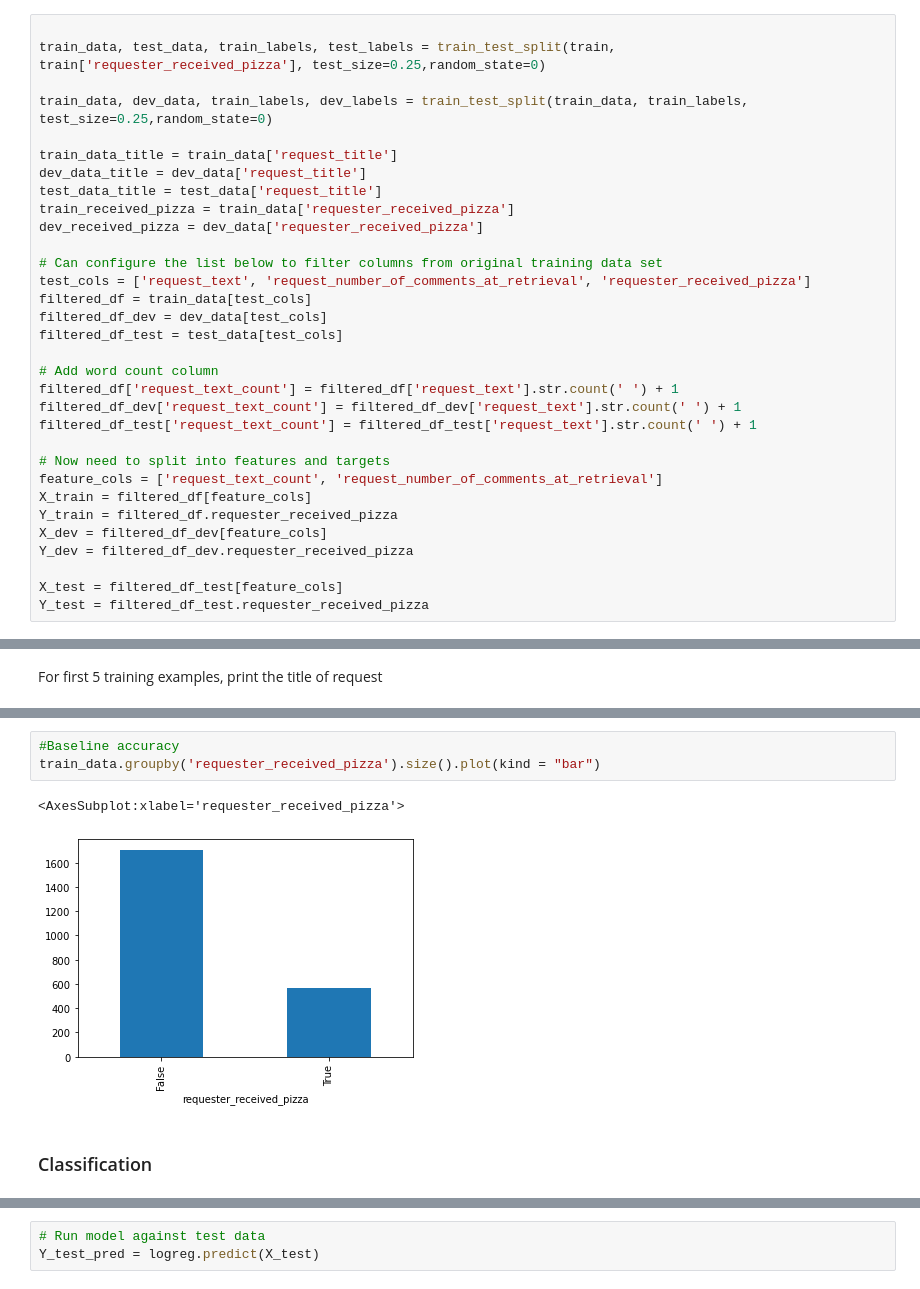
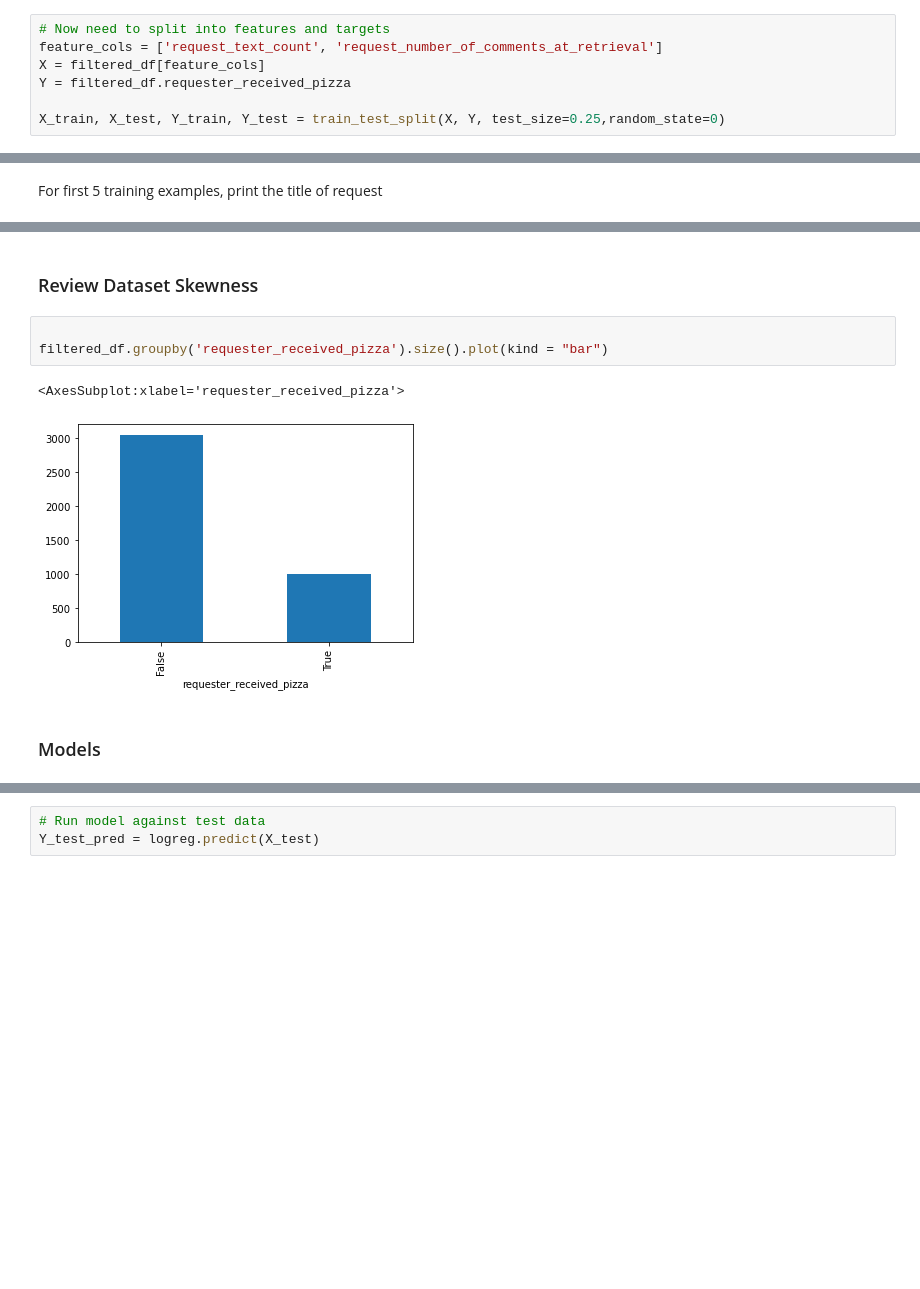
Before and after one commit to ssburgan/w207_final_project, a Jupyter notebook: notebooks/w207_RAOP_Baseline.ipynb, the cells around one changed output, grey strips where cells are left out. Cells and saved outputs as stored; diff of their text form; blank space fills up the shorter version.

Commit message:
remove BOW model

```diff
--- a/notebooks/w207_RAOP_Baseline.ipynb
+++ b/notebooks/w207_RAOP_Baseline.ipynb
@@ -54,32 +71,7 @@ test = json_normalize(test_json)
 # %%
-
-train_data, test_data, train_labels, test_labels = train_test_split(train, train['requester_received_pizza'], test_size=0.25,random_state=0)
-
-train_data, dev_data, train_labels, dev_labels = train_test_split(train_data, train_labels, test_size=0.25,random_state=0)
-
-train_data_title = train_data['request_title']
-dev_data_title = dev_data['request_title']
-test_data_title = test_data['request_title']
-train_received_pizza = train_data['requester_received_pizza']
-dev_received_pizza = dev_data['requester_received_pizza']
-
-# Can configure the list below to filter columns from original training data set
-test_cols = ['request_text', 'request_number_of_comments_at_retrieval', 'requester_received_pizza']
-filtered_df = train_data[test_cols]
-filtered_df_dev = dev_data[test_cols]
-filtered_df_test = test_data[test_cols]
-
-# Add word count column
-filtered_df['request_text_count'] = filtered_df['request_text'].str.count(' ') + 1
-filtered_df_dev['request_text_count'] = filtered_df_dev['request_text'].str.count(' ') + 1
-filtered_df_test['request_text_count'] = filtered_df_test['request_text'].str.count(' ') + 1
-
 # Now need to split into features and targets
 feature_cols = ['request_text_count', 'request_number_of_comments_at_retrieval']
-X_train = filtered_df[feature_cols]
-Y_train = filtered_df.requester_received_pizza
-X_dev = filtered_df_dev[feature_cols]
-Y_dev = filtered_df_dev.requester_received_pizza
+X = filtered_df[feature_cols]
+Y = filtered_df.requester_received_pizza
 
-X_test = filtered_df_test[feature_cols]
-Y_test = filtered_df_test.requester_received_pizza
+X_train, X_test, Y_train, Y_test = train_test_split(X, Y, test_size=0.25,random_state=0)
@@ -166,11 +122,13 @@ Received Pizza:  False
+# %% [markdown]
+### Review Dataset Skewness
 # %%
-#Baseline accuracy
-train_data.groupby('requester_received_pizza').size().plot(kind = "bar")
+
+filtered_df.groupby('requester_received_pizza').size().plot(kind = "bar")
 # %% [output]
 <AxesSubplot:xlabel='requester_received_pizza'>
-[figure, old version]
+[figure, new version]
 # %% [markdown]
-### Classification
+### Models
 # %%
 # Create and train model using train data
 logreg = LogisticRegression()
```
Also changed, not shown: parts of 24 cells of this notebook.
